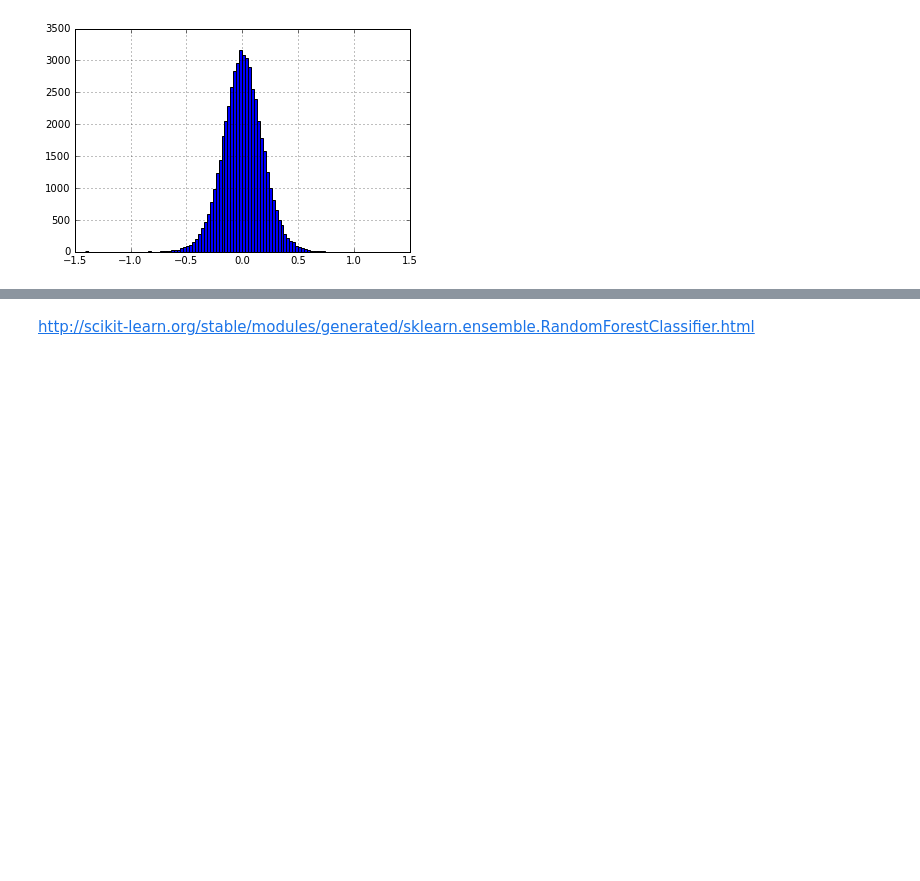
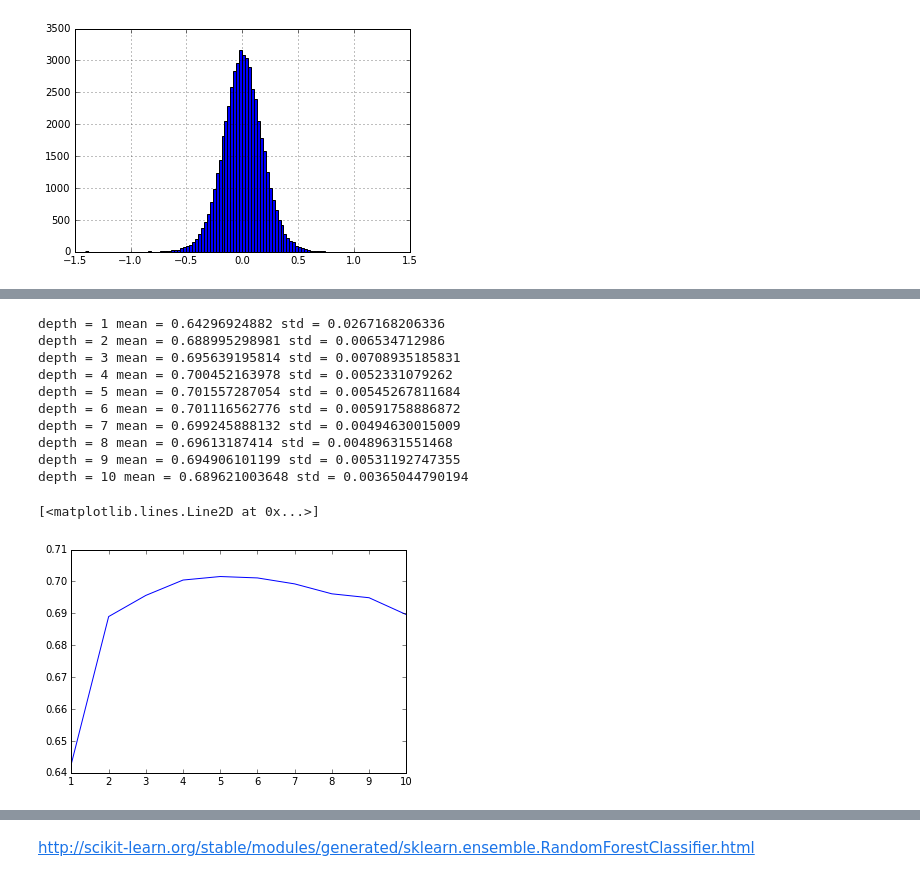
Before and after one commit to grwlf/algo_club, a Jupyter notebook: sandbox/users/smironov/contest-dota.ipynb, the cells around one changed output, grey strips where cells are left out. Saved outputs shown, nothing was run; the diff lists cells and outputs as text; code cells hidden in the pictures; blank space fills up the shorter version.

```diff
--- a/sandbox/users/smironov/contest-dota.ipynb
+++ b/sandbox/users/smironov/contest-dota.ipynb
@@ -150,0 +250,9 @@ vis_mesh(clf, X, Y, "gold_team0", "ratio")
+# %%
+data_1 = pd.merge(gold_end.drop(team0+team1,axis=1),
+                  lh_end.drop(team0+team1,axis=1),
+                  on='mid',how='inner')
+data = pd.merge(train, data_1,on=['mid'], how='inner')
+X = data.drop(['gold_team1', 'gold_team0', 'lh_team1', 'lh_team0', 'mid', 'radiant_won'], axis=1)
+Y = data['radiant_won']
+print(len(gold_end.index), len(lh_end.index), len(data_1.index), len(data.index))
+print(X.head())
@@ -150,0 +267,24 @@ vis_mesh(clf, X, Y, "gold_team0", "ratio")
+# %%
+scores=[]
+depths = [1,2,3,4,5,6,7,8,9,10]
+for d in depths:
+    clf = sk.RandomForestClassifier(n_estimators=6, max_depth=d)
+    clf.fit(X, Y)
+    cvs = skcv.cross_val_score(clf, X, Y, cv=5, scoring='roc_auc')
+    print('depth =', d, 'mean =',cvs.mean(),'std =', cvs.std())
+    scores.append(cvs.mean())
+
+plt.plot(depths, scores)
+# %% [output]
+depth = 1 mean = 0.64296924882 std = 0.0267168206336
+depth = 2 mean = 0.688995298981 std = 0.006534712986
+depth = 3 mean = 0.695639195814 std = 0.00708935185831
+depth = 4 mean = 0.700452163978 std = 0.0052331079262
+depth = 5 mean = 0.701557287054 std = 0.00545267811684
+depth = 6 mean = 0.701116562776 std = 0.00591758886872
+depth = 7 mean = 0.699245888132 std = 0.00494630015009
+depth = 8 mean = 0.69613187414 std = 0.00489631551468
+depth = 9 mean = 0.694906101199 std = 0.00531192747355
+depth = 10 mean = 0.689621003648 std = 0.00365044790194
+[<matplotlib.lines.Line2D at 0x...>]
+[figure, added]
```
Also changed, not shown: parts of 19 cells of this notebook.
